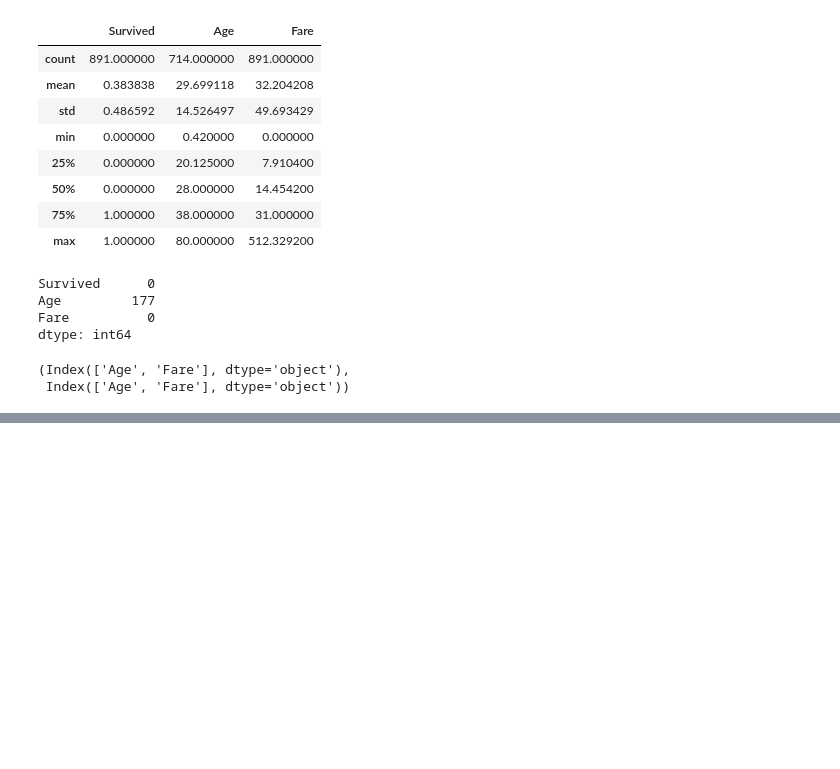
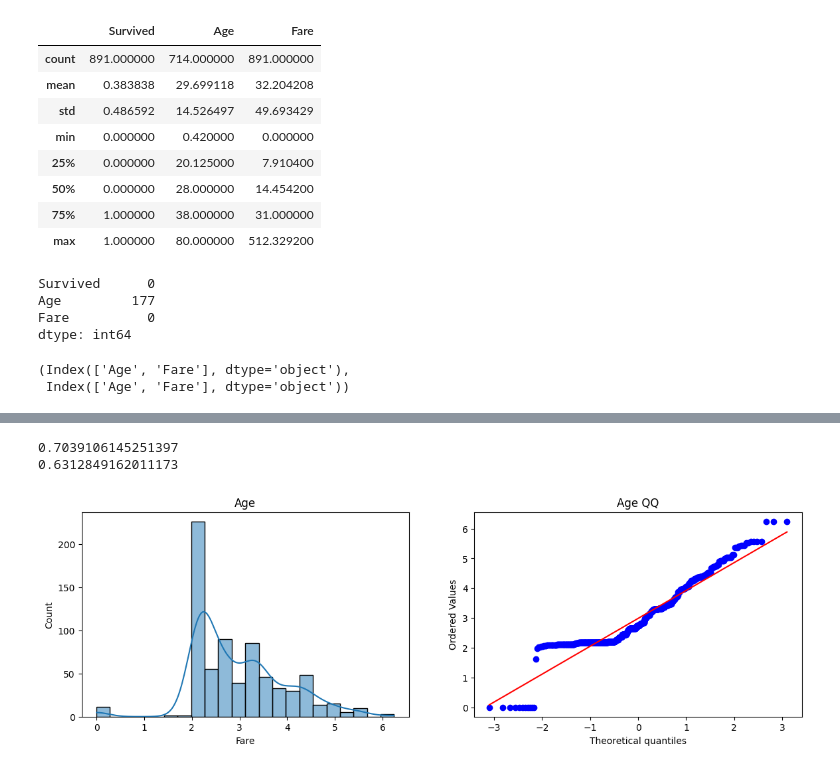
Before and after one commit to prayas7102/ML-Algorithms-Implementation, a Jupyter notebook: Transformers/sol.ipynb, the cells around one changed output, grey strips where cells are left out. Saved outputs shown, nothing was run; the diff lists cells and outputs as text; code cells hidden in the pictures; blank space fills up the shorter version.

```diff
--- a/Transformers/sol.ipynb
+++ b/Transformers/sol.ipynb
@@ -110,0 +106,14 @@ calc_accuracy()
+# %%
+# The np.log1p function computes the natural logarithm of
+# 1 plus the input array element-wise, which is useful for
+# transforming skewed data or working with data that contains
+# zero values.
+trf = FunctionTransformer(func=np.log1p)
+x_train_trans = trf.fit_transform(x_train)
+x_test_trans = trf.fit_transform(x_test)
+calc_accuracy(x_train_trans, y_train, x_test_trans, y_test)
+show_graph(x_train_trans["Fare"])
+# %% [output]
+0.7039106145251397
+0.6312849162011173
+[figure, added]
```
Also changed, not shown: parts of 6 cells of this notebook.
